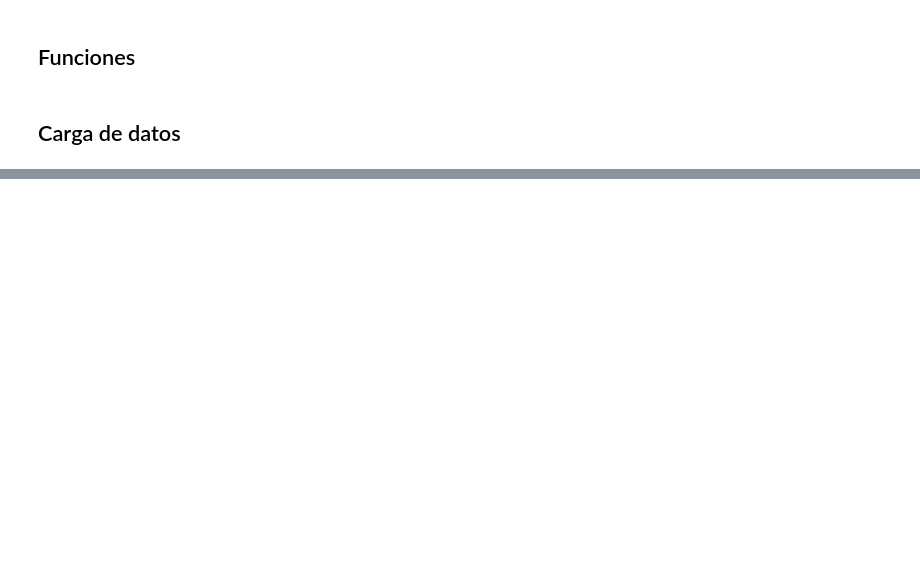
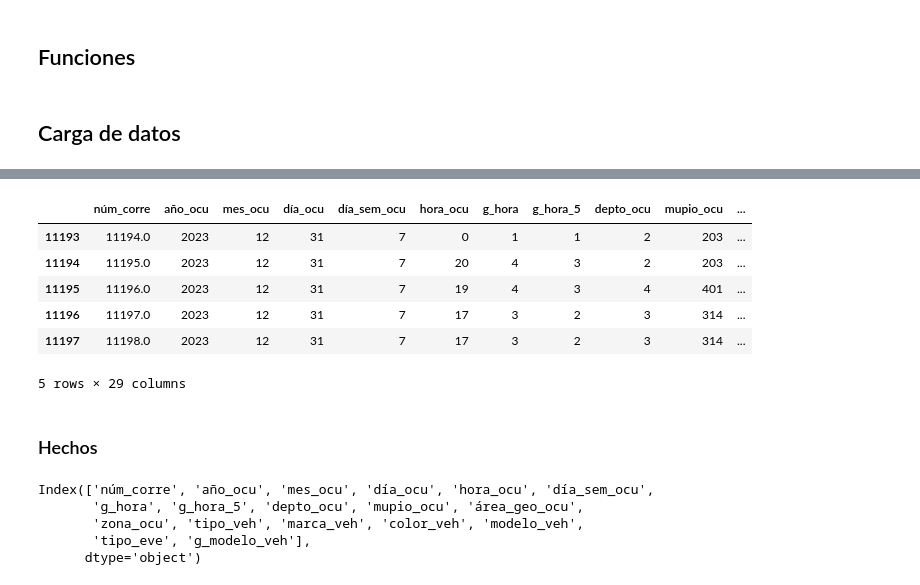
Before and after one commit to ArielaMishaanCohen/17-Lab-9-SparkML, a Jupyter notebook: 1 Preprocesamiento.ipynb, the cells around one changed output, grey strips where cells are left out. Drawn from its saved outputs; the diff is of its cells as text; code cells hidden in the pictures; blank space fills up the shorter version.

```diff
--- a/1 Preprocesamiento.ipynb
+++ b/1 Preprocesamiento.ipynb
@@ -193,0 +306,10 @@ diccionario_vehiculos["g_hora_5"]
+# %%
+fallecidos_junto.tail()
+# %% [output]
+|  | núm_corre | año_ocu | mes_ocu | día_ocu | día_sem_ocu | hora_ocu | g_hora | g_hora_5 | depto_ocu | mupio_ocu | ... |
+| 11193 | 11194.0 | 2023 | 12 | 31 | 7 | 0 | 1 | 1 | 2 | 203 | ... |
+| 11194 | 11195.0 | 2023 | 12 | 31 | 7 | 20 | 4 | 3 | 2 | 203 | ... |
+| 11195 | 11196.0 | 2023 | 12 | 31 | 7 | 19 | 4 | 3 | 4 | 401 | ... |
+| 11196 | 11197.0 | 2023 | 12 | 31 | 7 | 17 | 3 | 2 | 3 | 314 | ... |
+| 11197 | 11198.0 | 2023 | 12 | 31 | 7 | 17 | 3 | 2 | 3 | 314 | ... |
+5 rows × 29 columns
@@ -193,0 +318,2 @@ diccionario_vehiculos["g_hora_5"]
+# %% [markdown]
+### Hechos
@@ -193,0 +325,8 @@ diccionario_vehiculos["g_hora_5"]
+# %%
+hechos15.columns
+# %% [output]
+Index(['núm_corre', 'año_ocu', 'mes_ocu', 'día_ocu', 'hora_ocu', 'día_sem_ocu',
+       'g_hora', 'g_hora_5', 'depto_ocu', 'mupio_ocu', 'área_geo_ocu',
+       'zona_ocu', 'tipo_veh', 'marca_veh', 'color_veh', 'modelo_veh',
+       'tipo_eve', 'g_modelo_veh'],
+      dtype='object')
```
Also changed, not shown: parts of 46 cells of this notebook, 10 other files.
